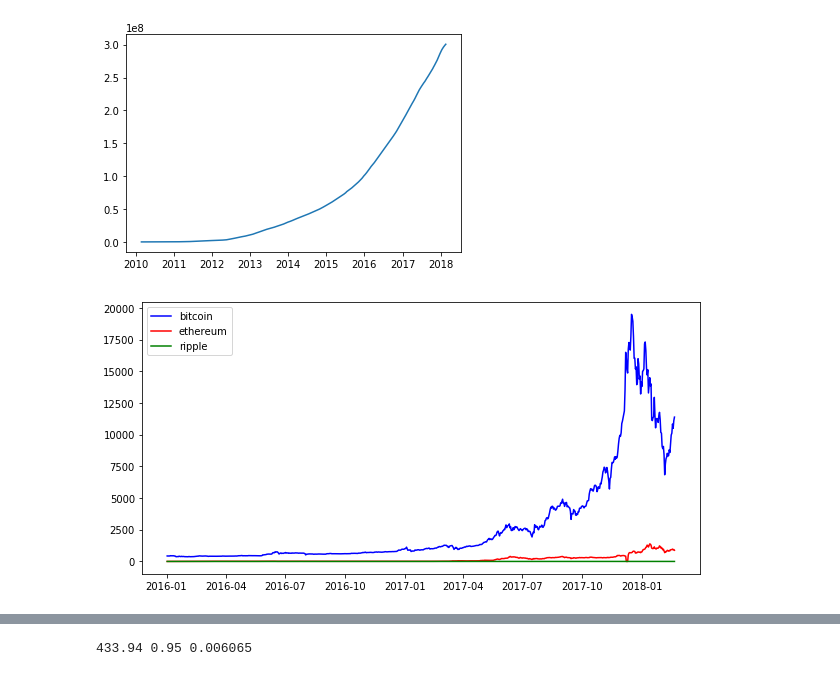
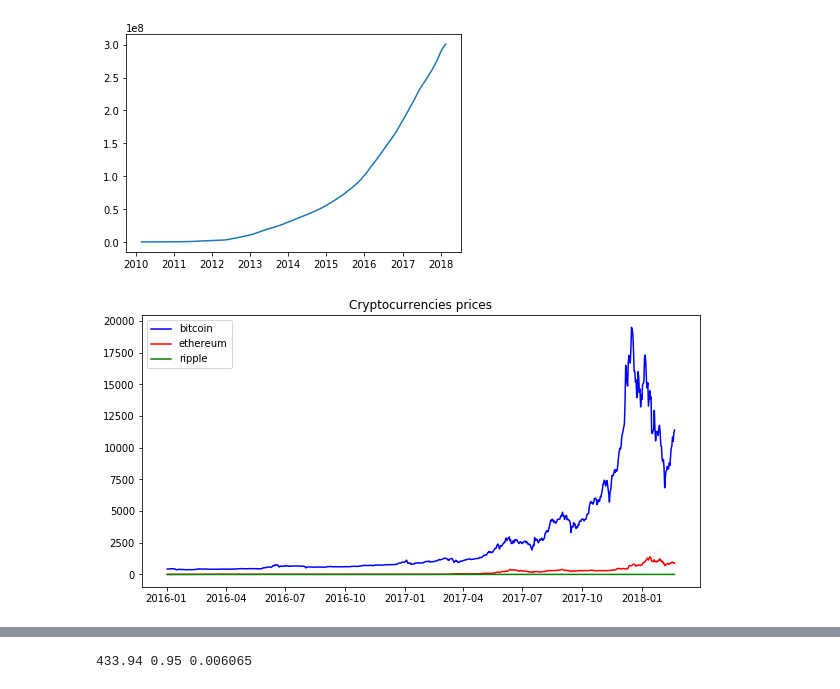
Before and after one commit to samuelvenzi/d_science_temple, a Jupyter notebook: Final Project/Crypto Analysis - Final Project.ipynb, the cells around one changed output, grey strips where cells are left out. Drawn from its saved outputs; the diff is of its cells as text; code cells hidden in the pictures.

```diff
--- a/Final Project/Crypto Analysis - Final Project.ipynb
+++ b/Final Project/Crypto Analysis - Final Project.ipynb
@@ -64,13 +64,14 @@ ripple_data = ripple_data.loc[ripple_data['Date'] > datetime(2016,1,1)]
 # %%
 #plt.yscale('log')
 plt.figure(figsize=(10,5))
 plt.plot(bitcoin_data['Date'], bitcoin_data['btc_market_price'], c = 'blue', label = 'bitcoin')
 plt.plot(eth_data['Date(UTC)'], eth_data['eth_etherprice'], c = 'red', label = 'ethereum')
 plt.plot(ripple_data['Date'], ripple_data['Close'], c = 'green', label = 'ripple')
+plt.title('Cryptocurrencies prices')
 plt.legend()
 plt.show()
 # %% [output]
-[figure, old version]
+[figure, new version]
 # %%
 plt.figure(figsize=(10,5))
 plt.plot(bitcoin_data['Date'], bitcoin_data['btc_market_price']/bitcoin_data['btc_market_price'].max(), c = 'blue', label = 'bitcion')
```
Also changed, not shown: parts of 10 cells of this notebook, 1 other file.
